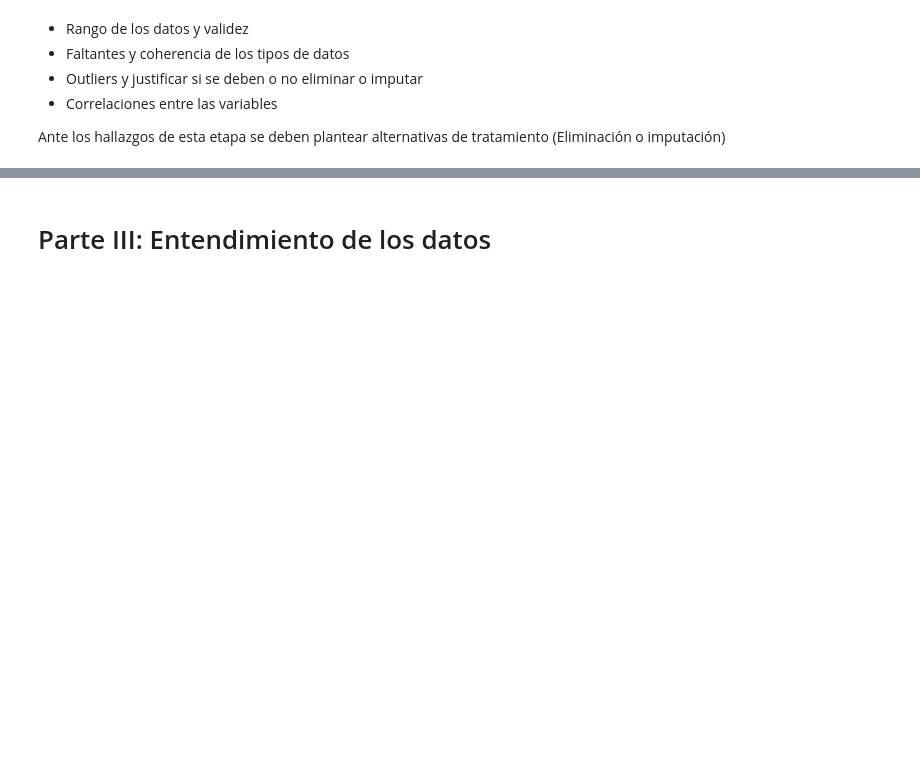
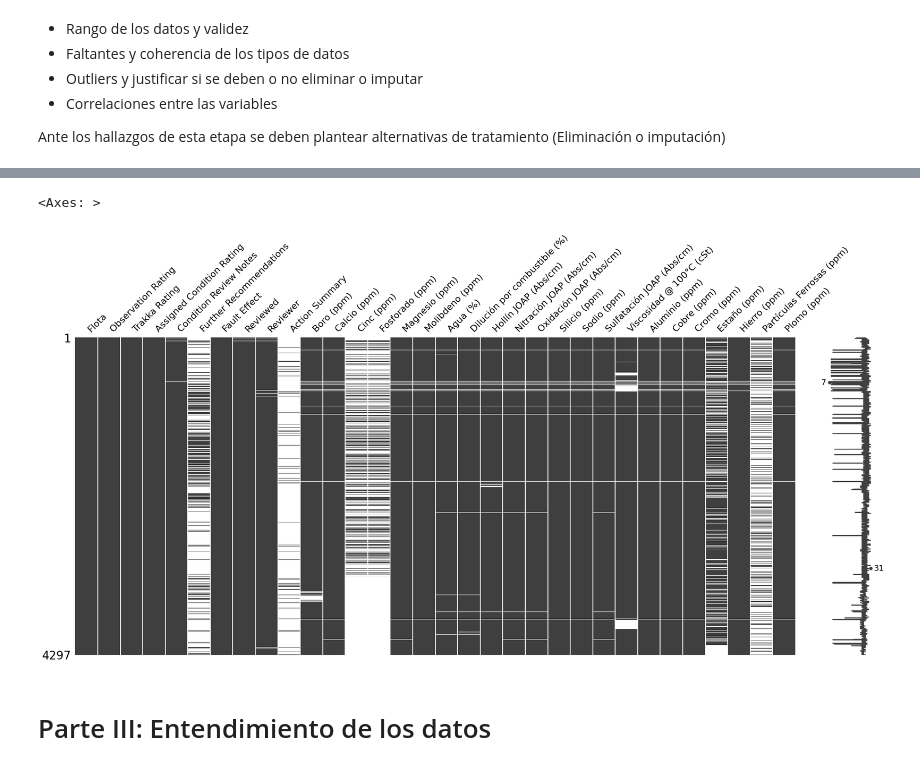
Before and after one commit to darturo12/Tesis-de-Grado-MIAD-, a Jupyter notebook: Exploración/Exploración de datos.ipynb, the cells around one changed output, grey strips where cells are left out. Drawn from its saved outputs; the diff is of its cells as text; code cells hidden in the pictures; blank space fills up the shorter version.

```diff
--- a/Exploración/Exploración de datos.ipynb
+++ b/Exploración/Exploración de datos.ipynb
@@ -129,3 +133,9 @@ Vanadio (ppm)                           0
+# %%
+import missingno as msno
+msno.matrix(data)
+# %% [output]
+<Axes: >
+[figure, added]
 # %% [markdown]
 # Parte III: Entendimiento de los datos
 # %% [markdown]
```
Also changed, not shown: parts of 5 cells of this notebook.
